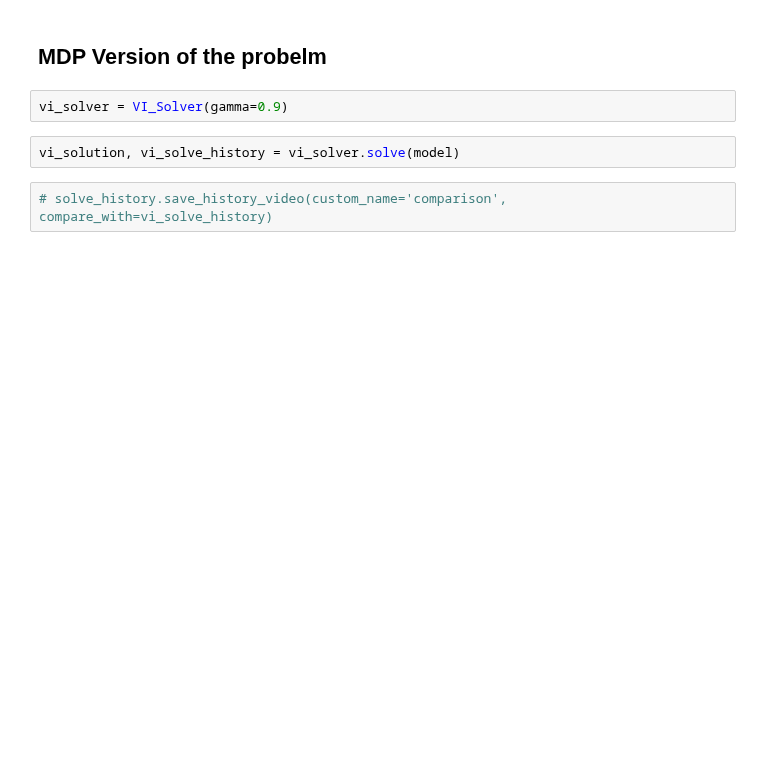
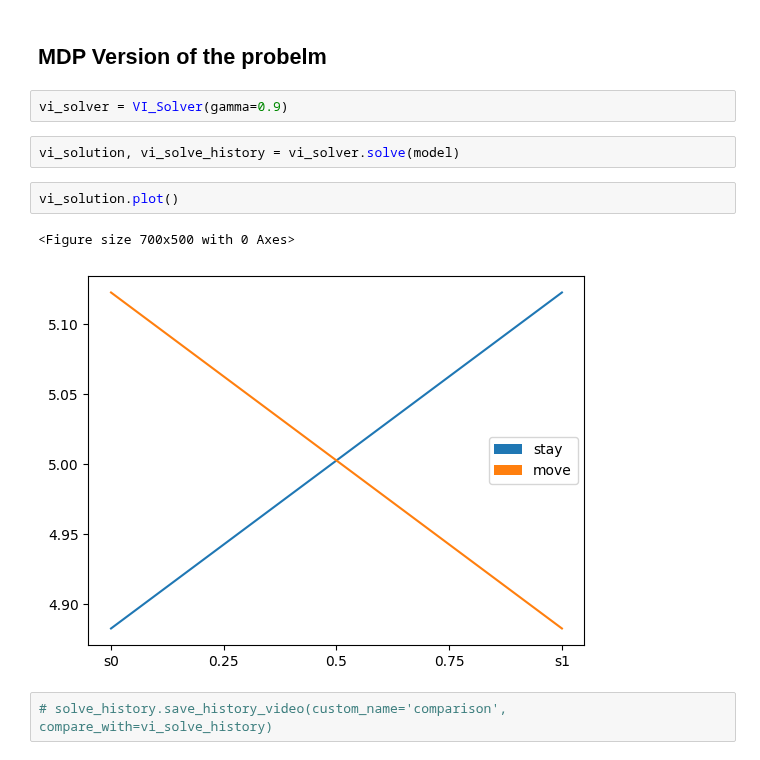
Before and after one commit to PimLb/POMDP_PBVI_Exploration, a Jupyter notebook: Experiments/2S_2A_Symmetrical.ipynb, the cells around one changed output. Cells and saved outputs as stored; diff of their text form; blank space fills up the shorter version.

```diff
--- a/Experiments/2S_2A_Symmetrical.ipynb
+++ b/Experiments/2S_2A_Symmetrical.ipynb
@@ -148,5 +150,10 @@ rewards.plot(type='histogram', max_reward=max(REWARD_PROBS))
 vi_solver = VI_Solver(gamma=0.9)
 # %%
 vi_solution, vi_solve_history = vi_solver.solve(model)
+# %%
+vi_solution.plot()
+# %% [output]
+<Figure size 700x500 with 0 Axes>
+[figure, added]
 # %%
 # solve_history.save_history_video(custom_name='comparison', compare_with=vi_solve_history)
```
Also changed, not shown: parts of 6 cells of this notebook, 6 other files.
